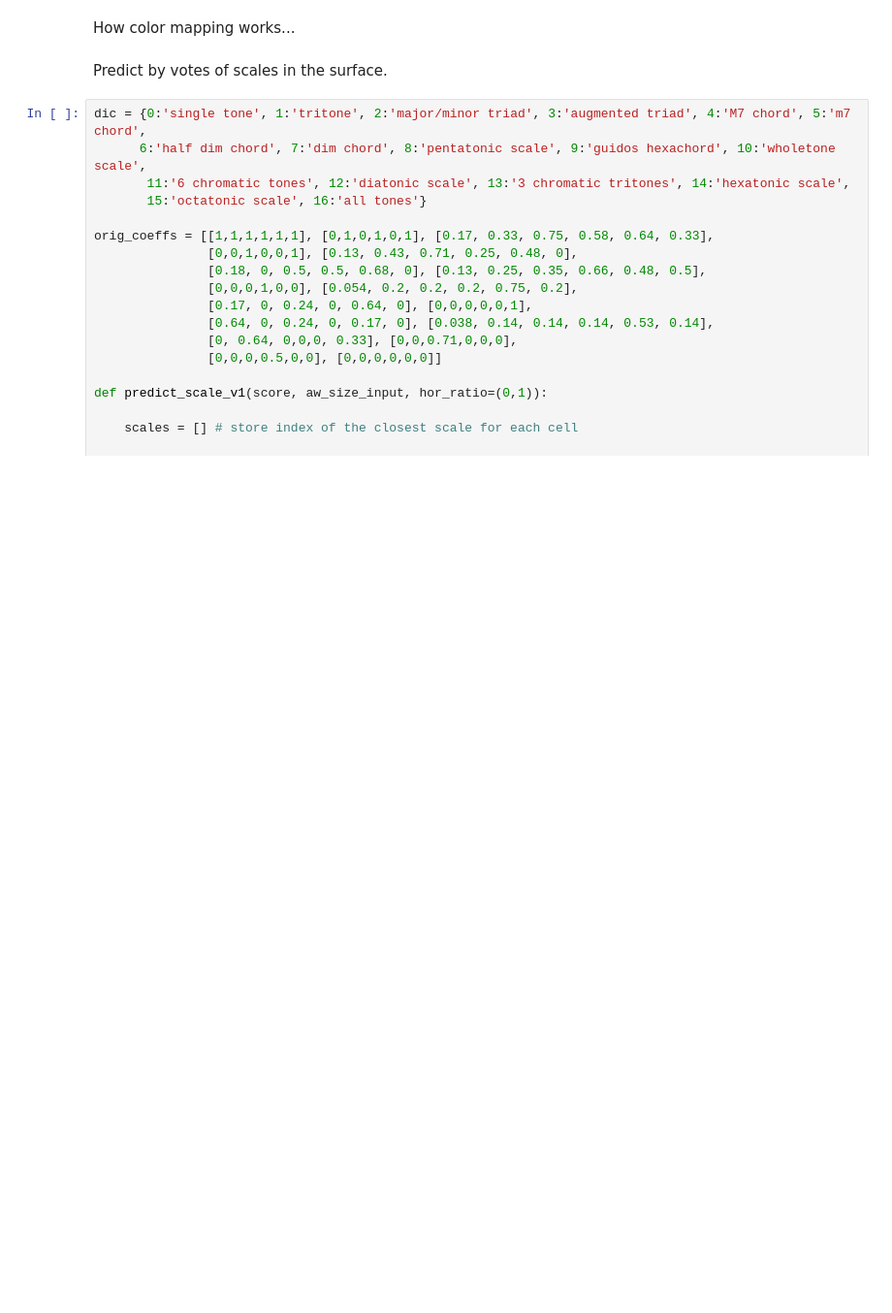
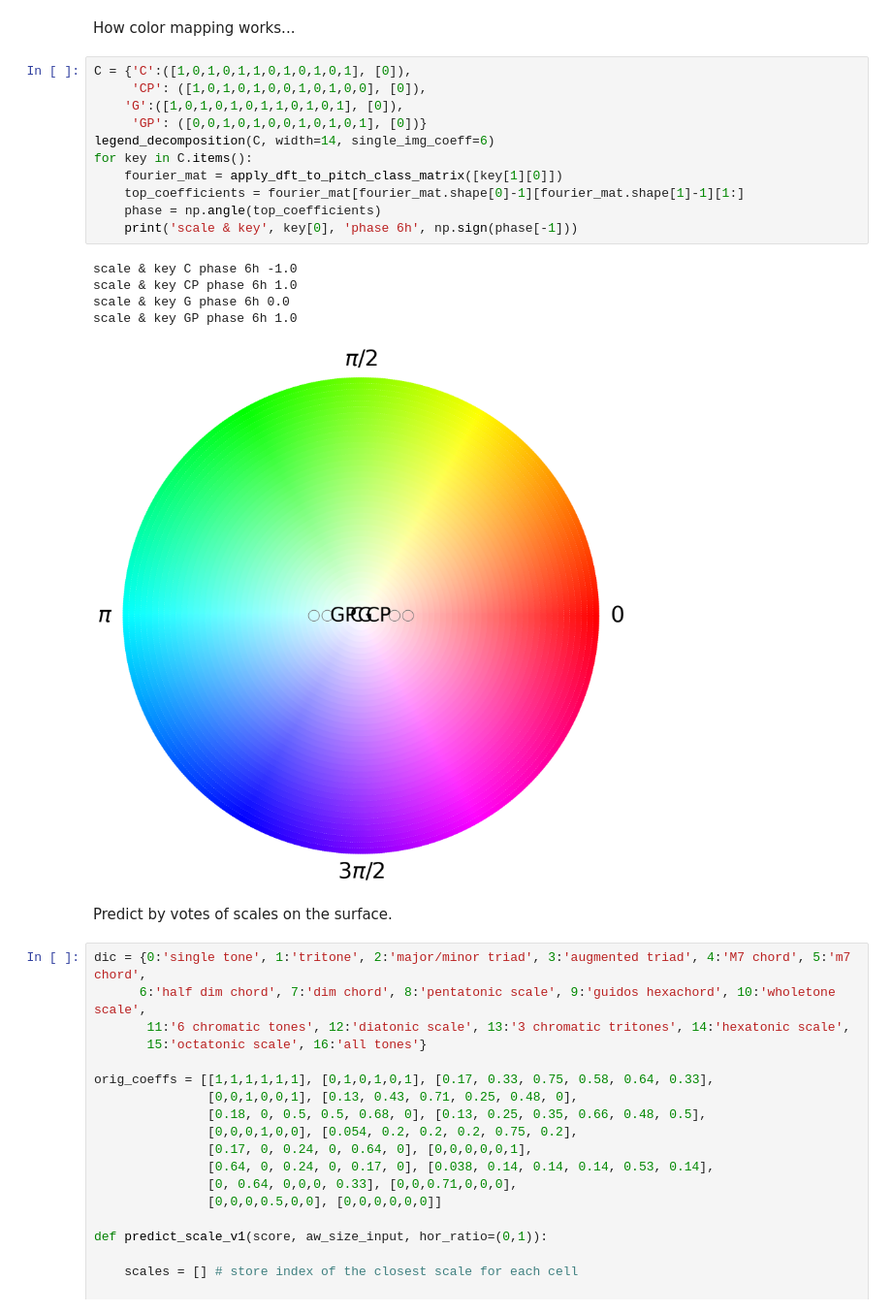
Before and after one commit to ludovicaschaerf/Group-5-Debussy-Pitch-Scapes, a Jupyter notebook: classification.ipynb, the cells around one changed output. Shown at 97% size. Saved outputs shown, nothing was run; the diff lists cells and outputs as text; blank space fills up the shorter version.

```diff
--- a/classification.ipynb
+++ b/classification.ipynb
@@ -300,8 +300,25 @@ for dia in dia_reductions:
 Results are worse with actual angle...
 # %% [markdown]
 How color mapping works...
+# %%
+C = {'C':([1,0,1,0,1,1,0,1,0,1,0,1], [0]),
+     'CP': ([1,0,1,0,1,0,0,1,0,1,0,0], [0]),
+    'G':([1,0,1,0,1,0,1,1,0,1,0,1], [0]),
+     'GP': ([0,0,1,0,1,0,0,1,0,1,0,1], [0])}
+legend_decomposition(C, width=14, single_img_coeff=6)
+for key in C.items():
+    fourier_mat = apply_dft_to_pitch_class_matrix([key[1][0]])
+    top_coefficients = fourier_mat[fourier_mat.shape[0]-1][fourier_mat.shape[1]-1][1:]
+    phase = np.angle(top_coefficients)
+    print('scale & key', key[0], 'phase 6h', np.sign(phase[-1]))
+# %% [output]
+scale & key C phase 6h -1.0
+scale & key CP phase 6h 1.0
+scale & key G phase 6h 0.0
+scale & key GP phase 6h 1.0
+[figure, added]
 # %% [markdown]
-Predict by votes of scales in the surface.
+Predict by votes of scales on the surface.
 # %%
 dic = {0:'single tone', 1:'tritone', 2:'major/minor triad', 3:'augmented triad', 4:'M7 chord', 5:'m7 chord',
       6:'half dim chord', 7:'dim chord', 8:'pentatonic scale', 9:'guidos hexachord', 10:'wholetone scale',
```
Also changed, not shown: parts of 6 cells of this notebook.
